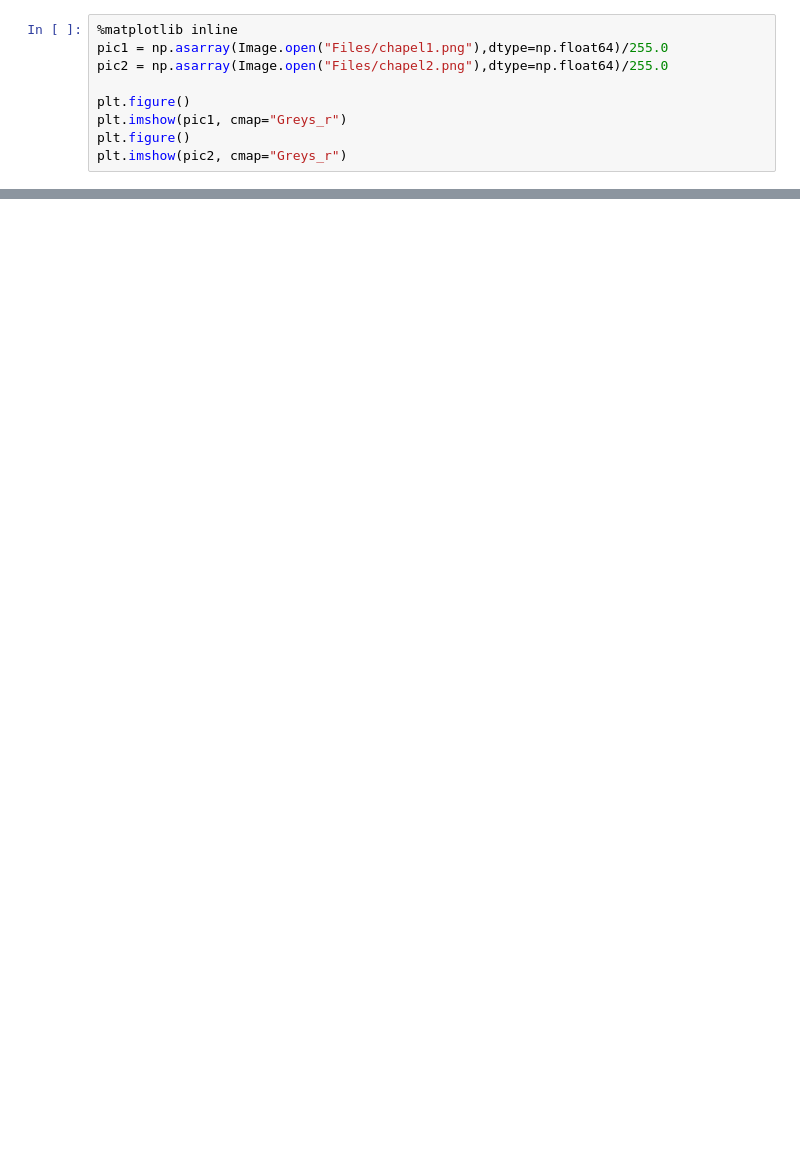
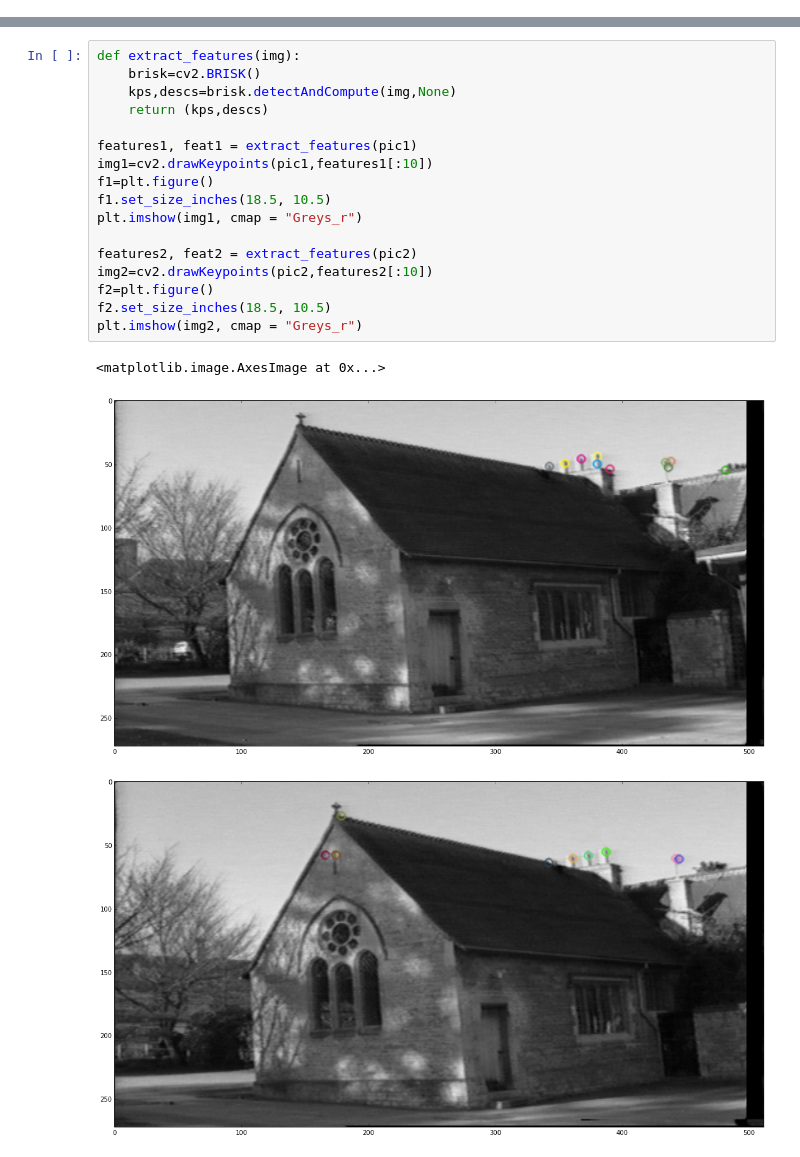
Before and after one commit to NCEghtebas/ComputerVisionCT, a Jupyter notebook: HW4/Q4.ipynb, the cells around one changed output, grey strips where cells are left out. Cells and saved outputs as stored; diff of their text form; blank space fills up the shorter version.

```diff
--- a/HW4/Q4.ipynb
+++ b/HW4/Q4.ipynb
@@ -4,9 +4,0 @@ import matplotlib.pyplot as plt
-# %%
-%matplotlib inline
-pic1 = np.asarray(Image.open("Files/chapel1.png"),dtype=np.float64)/255.0
-pic2 = np.asarray(Image.open("Files/chapel2.png"),dtype=np.float64)/255.0
-
-plt.figure()
-plt.imshow(pic1, cmap="Greys_r")
-plt.figure()
-plt.imshow(pic2, cmap="Greys_r")
@@ -16,0 +14,21 @@ plt.imshow(pic2, cmap="Greys_r")
+# %%
+def extract_features(img):
+    brisk=cv2.BRISK()
+    kps,descs=brisk.detectAndCompute(img,None)
+    return (kps,descs)
+
+features1, feat1 = extract_features(pic1)
+img1=cv2.drawKeypoints(pic1,features1[:10])
+f1=plt.figure()
+f1.set_size_inches(18.5, 10.5)
+plt.imshow(img1, cmap = "Greys_r")
+
+features2, feat2 = extract_features(pic2)
+img2=cv2.drawKeypoints(pic2,features2[:10])
+f2=plt.figure()
+f2.set_size_inches(18.5, 10.5)
+plt.imshow(img2, cmap = "Greys_r")
+# %% [output]
+<matplotlib.image.AxesImage at 0x...>
+[figure, added]
+[figure, added]
```
Also changed, not shown: parts of 4 cells of this notebook.
